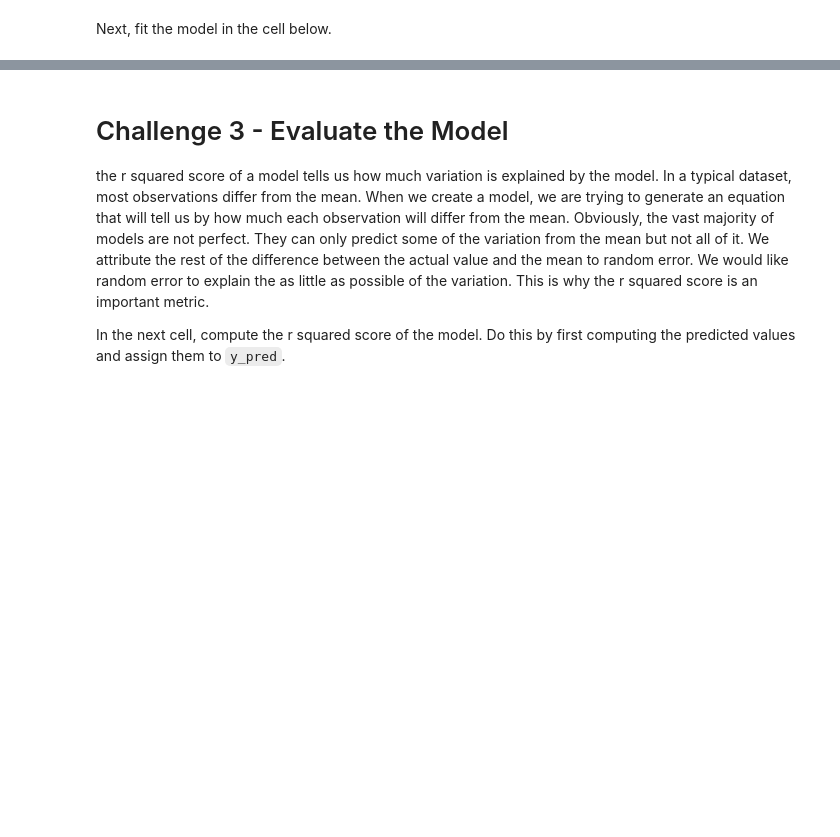
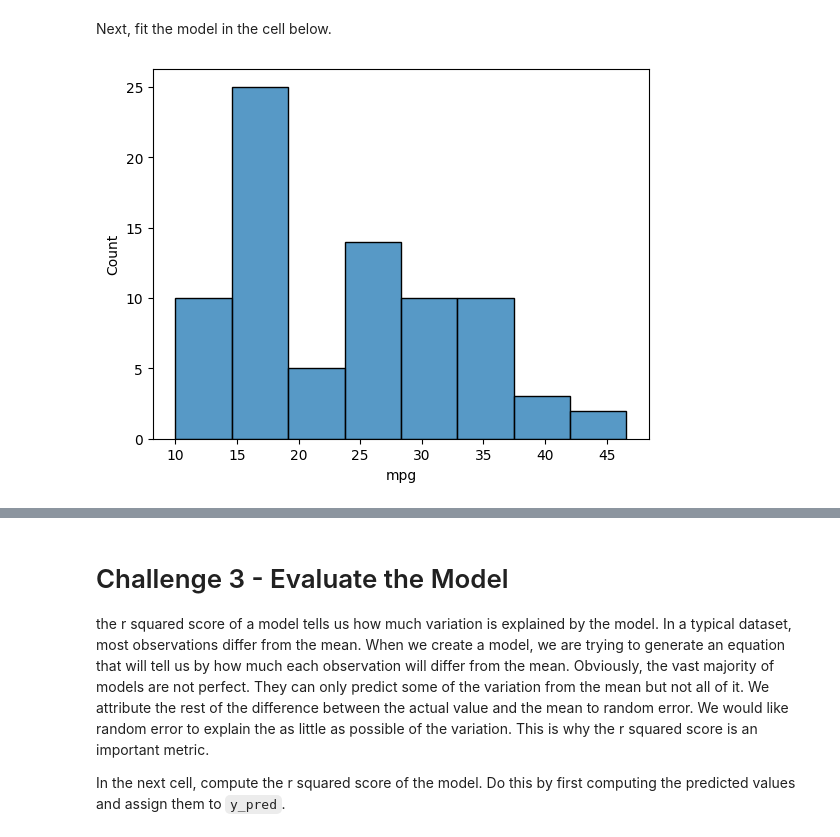
Before and after one commit to Ironhack-data-bcn-oct-2023/lab-intro-to-sklearn, a Jupyter notebook: your-code/main.ipynb, the cells around one changed output, grey strips where cells are left out. Drawn from its saved outputs; the diff is of its cells as text; code cells hidden in the pictures; blank space fills up the shorter version.

```diff
--- a/your-code/main.ipynb
+++ b/your-code/main.ipynb
@@ -259,0 +324,3 @@ Assign the predictor and response training data to `X_train` and `y_train` respe
+# %%
+X = auto.drop(columns=["mpg"])
+y = auto["mpg"]
@@ -259,0 +331,2 @@ Assign the predictor and response training data to `X_train` and `y_train` respe
+# %%
+X_train, X_test, y_train, y_test = train_test_split(X, y, test_size = 0.2)
@@ -267,0 +357,4 @@ Next, fit the model in the cell below.
+# %%
+sns.histplot(y_test);
+# %% [output]
+[figure, added]
```
Also changed, not shown: parts of 44 cells of this notebook.
